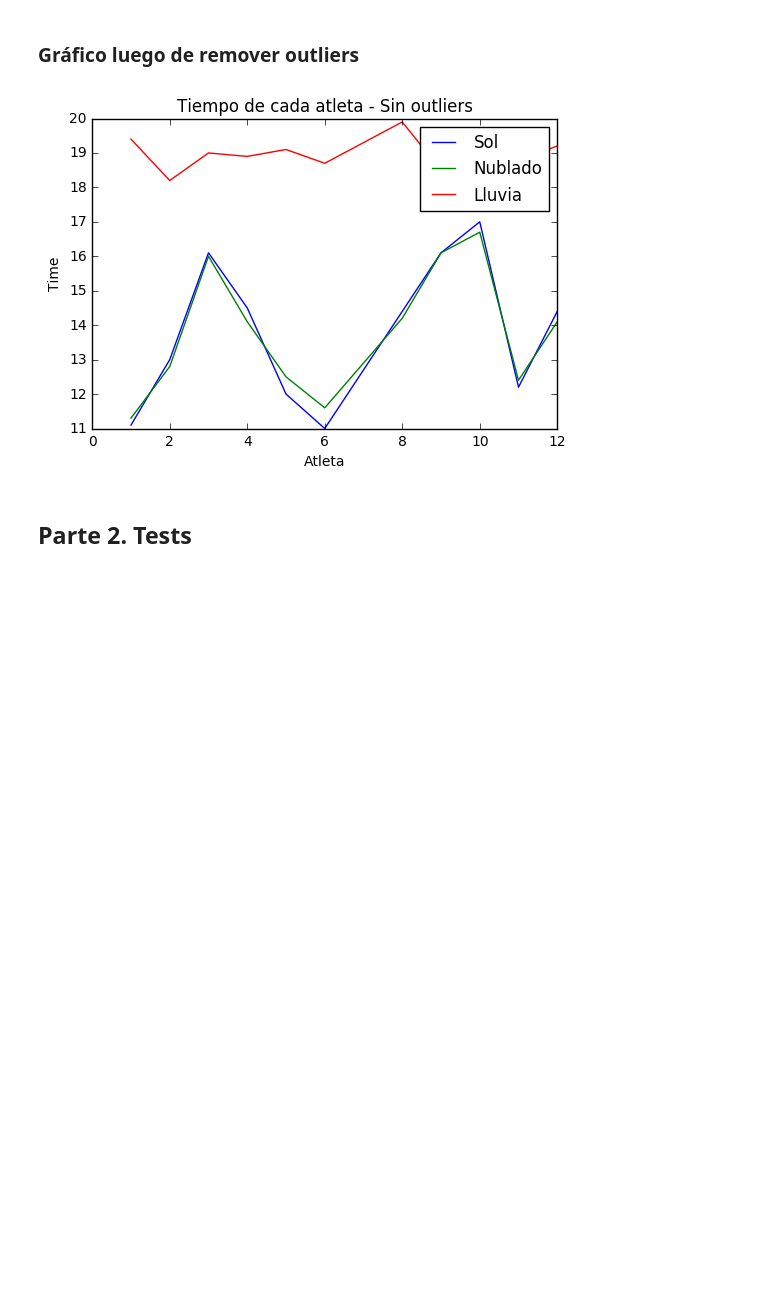
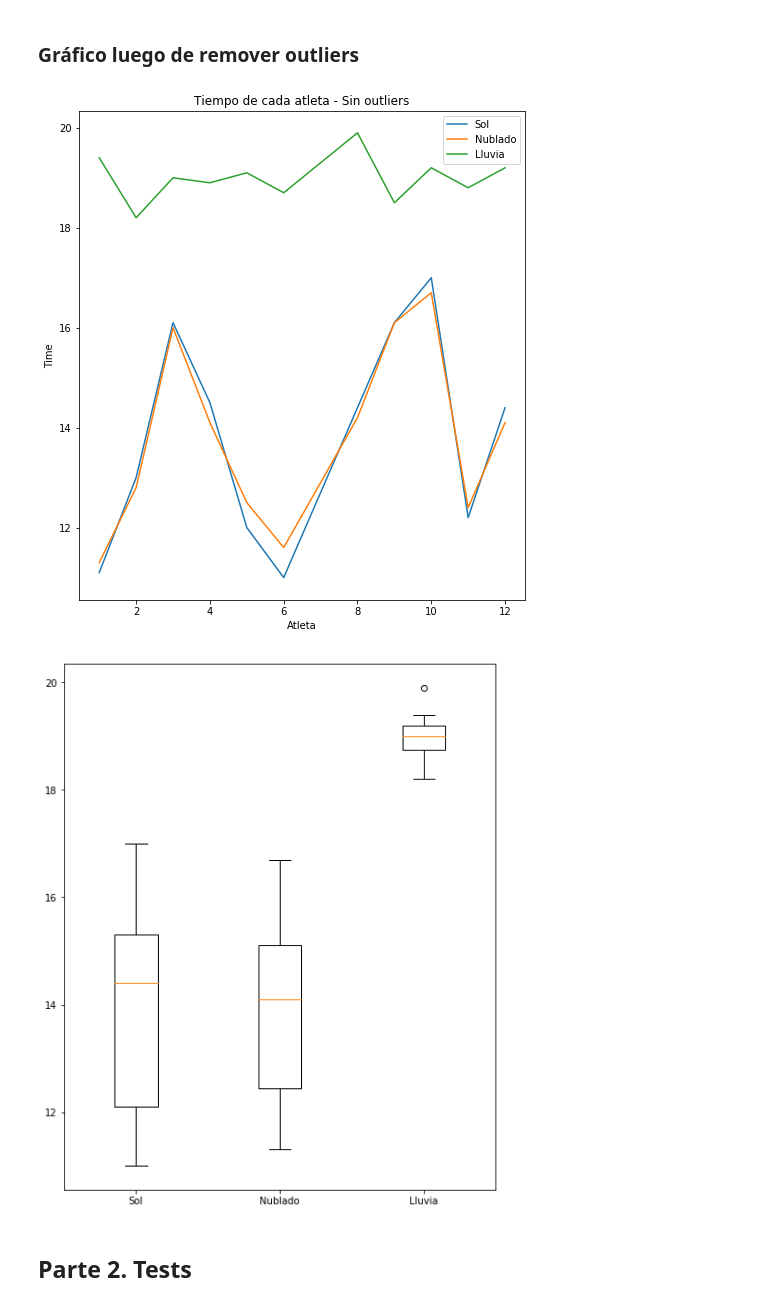
Before and after one commit to turtle-lea/ciencia-de-datos, a Jupyter notebook: tp-1/informe-tp1.ipynb, the cells around one changed output. Drawn from its saved outputs; the diff is of its cells as text; code cells hidden in the pictures; blank space fills up the shorter version.

```diff
--- a/tp-1/informe-tp1.ipynb
+++ b/tp-1/informe-tp1.ipynb
@@ -14,13 +15,14 @@ atletas = "/Users/lmatayoshi/Desktop/tp1-ciencia-datos/tiempos.txt"
 <div>Tomamos los datos de un archivo</div>
 # %%
 # path del archivo
-atletas = "/Users/lmatayoshi/Desktop/tp1-ciencia-datos/tiempos.txt"
-#atletas = "/home/natalia/Escritorio/ciencia-de-datos-master/tp-1/tiempos.txt"
+#atletas = "/Users/lmatayoshi/Desktop/tp1-ciencia-datos/tiempos.txt"
+atletas = "/home/natalia/Escritorio/ciencia-de-datos-master/tp-1/tiempos.txt"
 dataset = np.loadtxt(atletas, skiprows = 1)
 # %% [markdown]
 <p>Separamos los datos en sol, nublado y lluvia </p>
 # %%
 dataset = np.array(dataset)
+dataset2 = np.array(dataset)
 raw_sol = dataset[:,1]
 raw_nublado = dataset[:,2]
 raw_lluvia = dataset[:,3]
@@ -172,16 +163,27 @@ plt.show()
 ### Gráfico luego de remover outliers
 # %%
 xs = np.array(dataset_without_outliers)[:, 0]
+fig_r_norm = plt.figure (1, figsize=(8 , 9))  #AGREGUE ESTO PARA AGRANDAR LAS IMAGENES
 plt.plot(xs, sol, label="Sol")
 plt.plot(xs, nublado, label="Nublado")
 plt.plot(xs, lluvia, label="Lluvia")
 plt.legend(loc = 1)
 plt.title("Tiempo de cada atleta - Sin outliers")
 plt.xlabel("Atleta")
 plt.ylabel("Time")
 plt.show()
+
+#BOX PLOT!!
+
+data_box_norm = [sol,nublado,lluvia]
+fig_norm = plt.figure(1, figsize=(8 , 10))
+ejes_norm = fig_norm.add_subplot(111)
+boxp_norm = ejes_norm.boxplot(data_box_norm)
+ejes_norm.set_xticklabels(['Sol', 'Nublado', 'Lluvia'])
+plt.show()
 # %% [output]
-[figure, old version]
+[figure, new version]
+[figure, added]
 # %% [markdown]
 ## Parte 2. Tests
 # %% [markdown]
```
Also changed, not shown: parts of 26 cells of this notebook.
